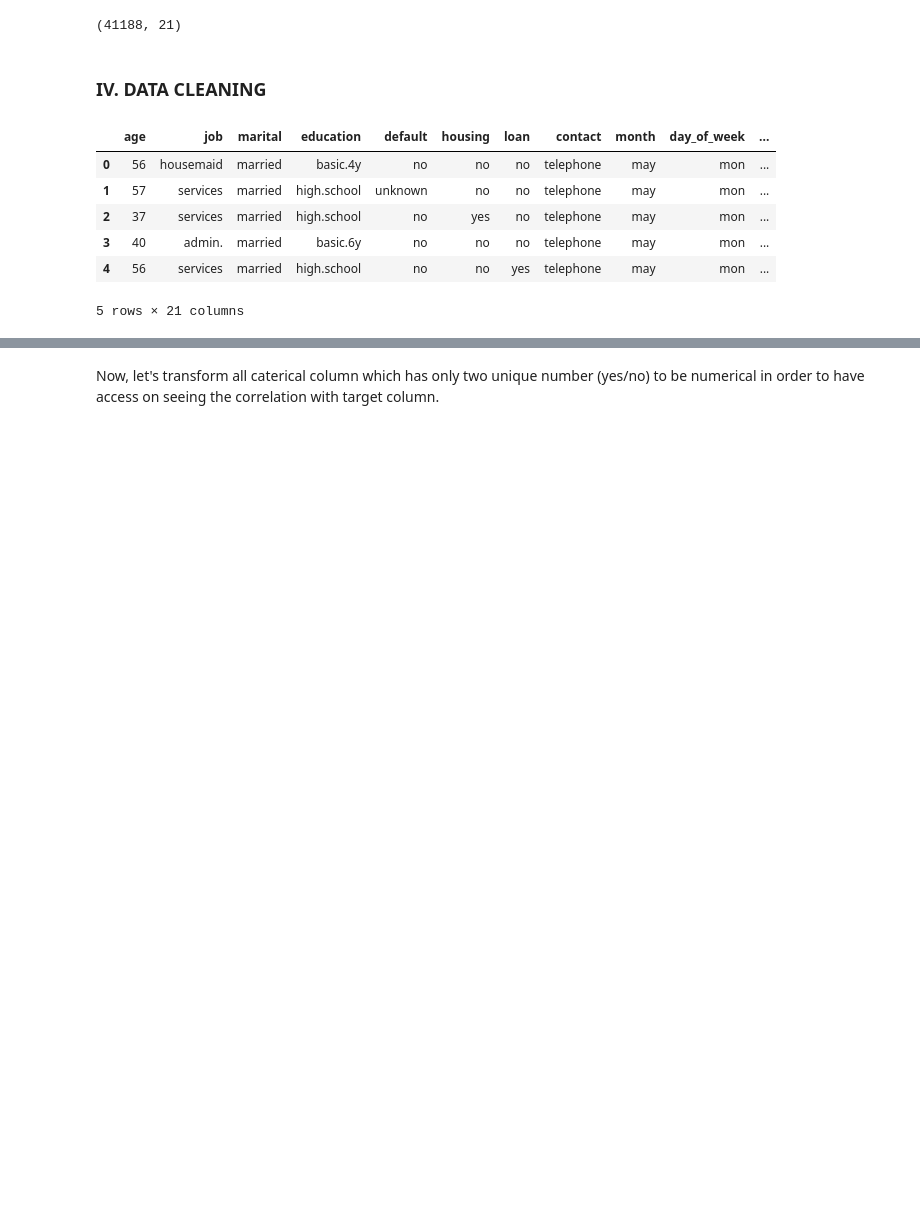
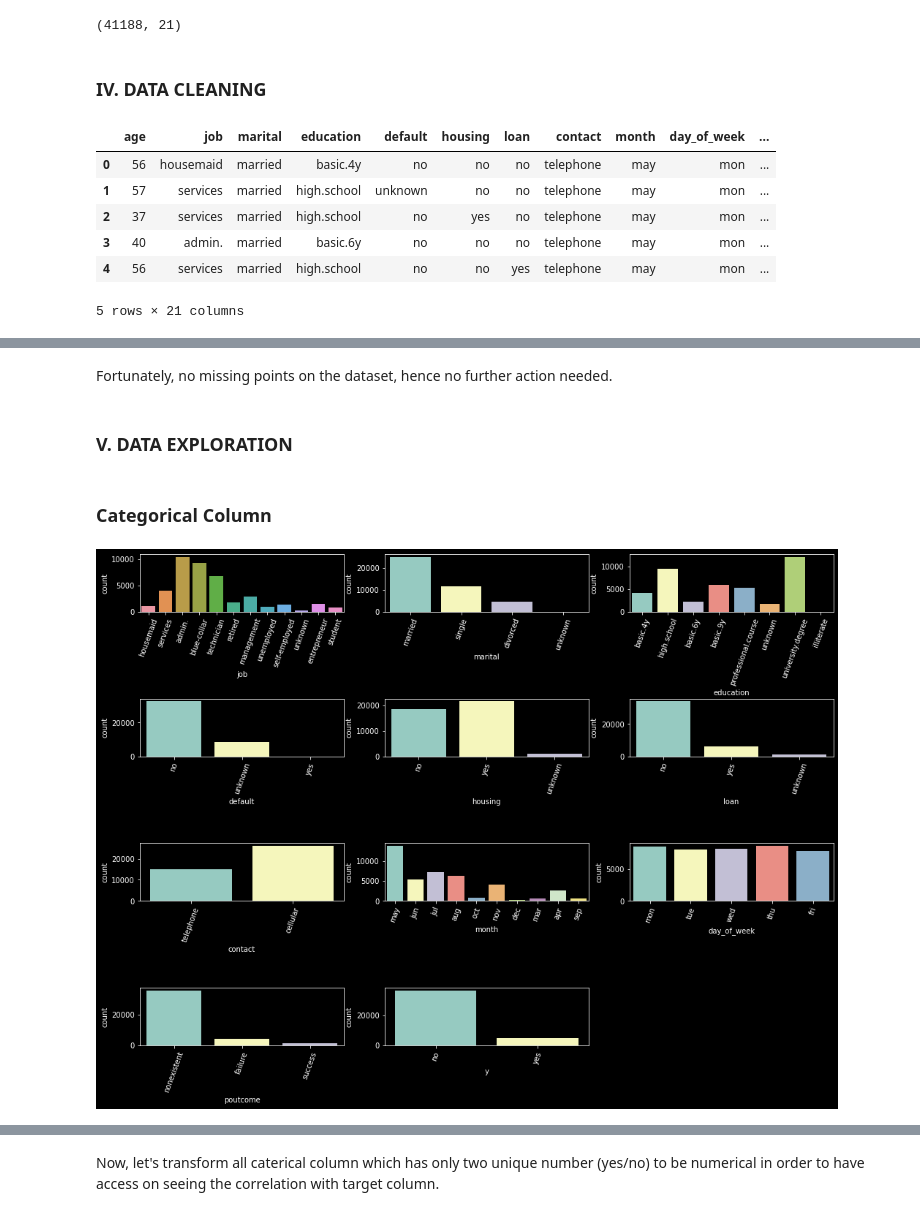
Before and after one commit to FiahIdris/DSM2_BankSubscriptionCampaign, a Jupyter notebook: h8dsft_Milestone1.ipynb, the cells around one changed output, grey strips where cells are left out. Saved outputs shown, nothing was run; the diff lists cells and outputs as text; code cells hidden in the pictures; blank space fills up the shorter version.

```diff
--- a/h8dsft_Milestone1.ipynb
+++ b/h8dsft_Milestone1.ipynb
@@ -9,21 +9,30 @@ The data is related with direct marketing campaigns of a Portuguese banking inst
 # %% [markdown]
 ### II. LIBARARY
 # %%
-%matplotlib inline
+# Standard modules
 import pandas as pd
 import numpy as np
 import seaborn as sns
 import matplotlib.pyplot as plt
+
+# Preprocessing modules
+from sklearn.pipeline import Pipeline, make_pipeline
+from sklearn.compose import ColumnTransformer, make_column_transformer
 from sklearn.linear_model import LogisticRegression
 from sklearn.svm import SVC
 from sklearn.tree import DecisionTreeClassifier
 from sklearn.neighbors import KNeighborsClassifier
-from sklearn.ensemble import RandomForestClassifier
+from sklearn.ensemble import RandomForestClassifier, AdaBoostClassifier
 from sklearn.model_selection import train_test_split, GridSearchCV, cross_val_score
-from sklearn.preprocessing import StandardScaler
-from sklearn.metrics import accuracy_score, precision_score, recall_score, f1_score
+from sklearn.preprocessing import StandardScaler, MinMaxScaler, RobustScaler, OneHotEncoder, LabelEncoder
+from sklearn.naive_bayes import CategoricalNB, GaussianNB
+from sklearn.metrics import accuracy_score, precision_score, recall_score, f1_score, confusion_matrix
 from plotly.offline import download_plotlyjs, init_notebook_mode,  iplot
-sns.set_style('whitegrid')
+from statsmodels.stats.outliers_influence import variance_inflation_factor as vif
+# Machine Learning model
+
+# Deployment purposes
+import joblib
 # %% [markdown]
 ### III. DATA LOADING
 # %%
@@ -68,0 +94,16 @@ memory usage: 6.6+ MB
+# %% [markdown]
+Fortunately, no missing points on the dataset, hence no further action needed.
+# %% [markdown]
+### V. DATA EXPLORATION
+# %% [markdown]
+### Categorical Column
+# %%
+# Display categorical column on countplot
+plt.figure(figsize=(17,16))
+plt.subplots_adjust(hspace=1.5)
+for i, col in enumerate(df.select_dtypes('object')):
+    ax = plt.subplot(5,3,i+1)
+    plt.xticks(rotation = 70)
+    sns.countplot(data=df, x=col)
+# %% [output]
+[figure, added]
```
Also changed, not shown: parts of 97 cells of this notebook, 4 other files.
